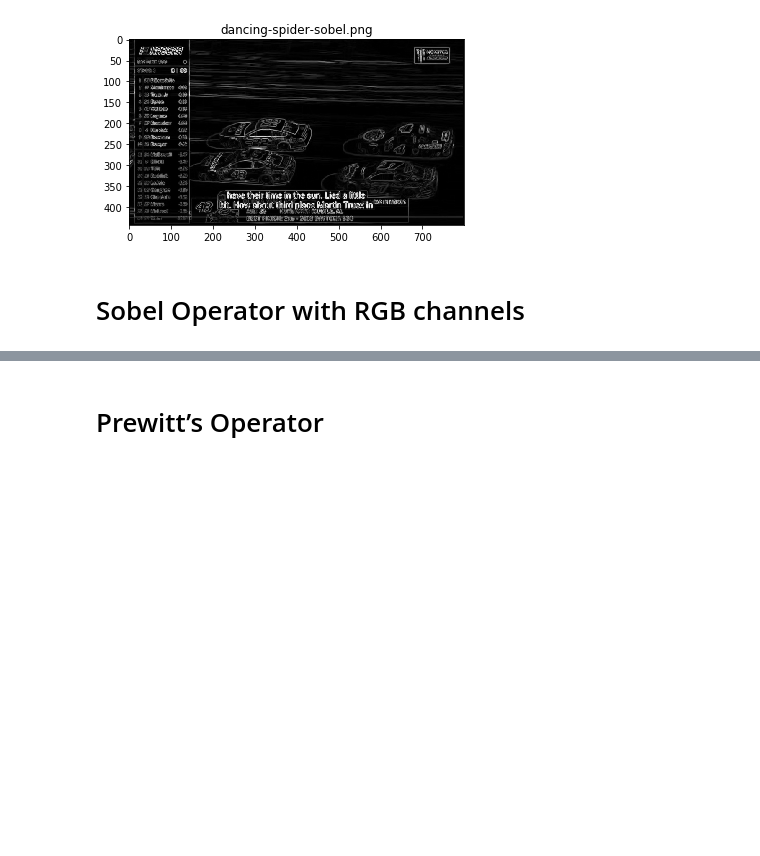
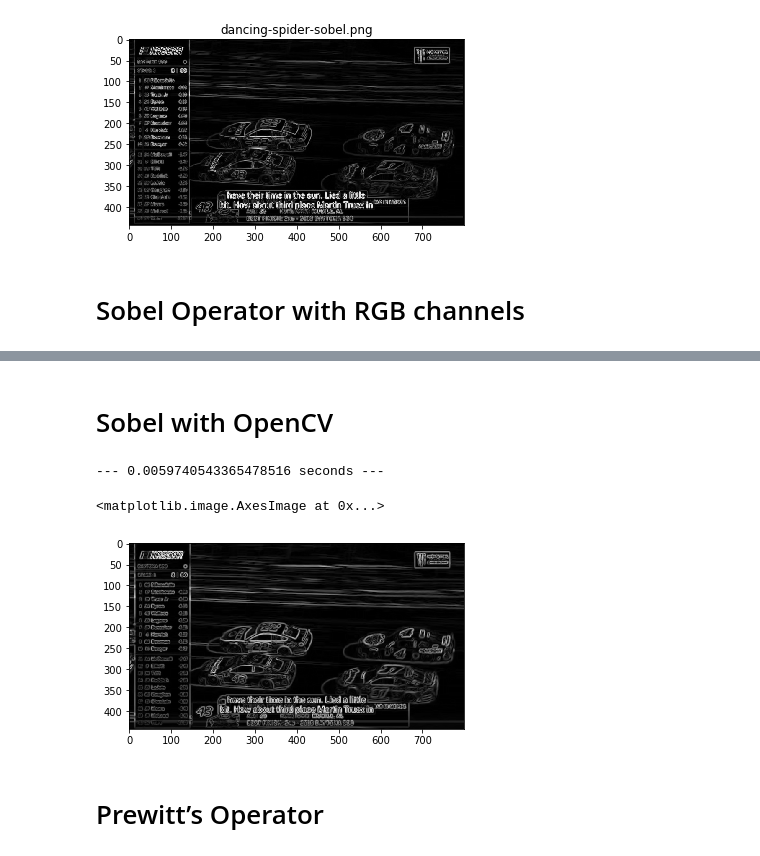
Before and after one commit to krisztianbenda/smart-caption-localization, a Jupyter notebook: scripts/edge_detectors.ipynb, the cells around one changed output, grey strips where cells are left out. Saved outputs shown, nothing was run; the diff lists cells and outputs as text; code cells hidden in the pictures; blank space fills up the shorter version.

```diff
--- a/scripts/edge_detectors.ipynb
+++ b/scripts/edge_detectors.ipynb
@@ -134,4 +134,47 @@ plt.show()
 [figure]
+# %% [markdown]
+# Sobel with OpenCV
+# %%
+import cv2
+import numpy as np
+import time
+from matplotlib import pyplot as plt
+
+# loading image
+img0 = cv2.imread('4cars800px.png',)
+
+start_time = time.time()
+# converting to gray scale
+gray = cv2.cvtColor(img0, cv2.COLOR_BGR2GRAY)
+
+# remove noise
+img = cv2.GaussianBlur(gray,(3,3),0)
+
+# convolute with proper kernels
+laplacian = cv2.Laplacian(img,cv2.CV_64F)
+sobelx = cv2.Sobel(img,cv2.CV_64F,1,0,ksize=5)  # x
+sobely = cv2.Sobel(img,cv2.CV_64F,0,1,ksize=5)  # y
+
+# plt.subplot(2,2,1),plt.imshow(img,cmap = 'gray')
+# plt.title('Original'), plt.xticks([]), plt.yticks([])
+# plt.subplot(2,2,2),plt.imshow(laplacian,cmap = 'gray')
+# plt.title('Laplacian'), plt.xticks([]), plt.yticks([])
+# plt.subplot(2,2,3),plt.imshow(sobelx,cmap = 'gray')
+# plt.title('Sobel X'), plt.xticks([]), plt.yticks([])
+# plt.subplot(2,2,4),plt.imshow(sobely,cmap = 'gray')
+# plt.title('Sobel Y'), plt.xticks([]), plt.yticks([])
+
+# plt.show()
+
+
+gradient_magnitude = np.sqrt(np.square(sobelx) + np.square(sobely))
+gradient_magnitude *= 255.0 / gradient_magnitude.max()
+print("--- %s seconds ---" % (time.time() - start_time))
+plt.imshow(gradient_magnitude, cmap='gray')
+# %% [output]
+--- 0.0059740543365478516 seconds ---
+<matplotlib.image.AxesImage at 0x...>
+[figure, added]
 # %% [markdown]
 # Prewitt’s Operator
 # %%
```
Also changed, not shown: parts of 7 cells of this notebook, 13 other files.
